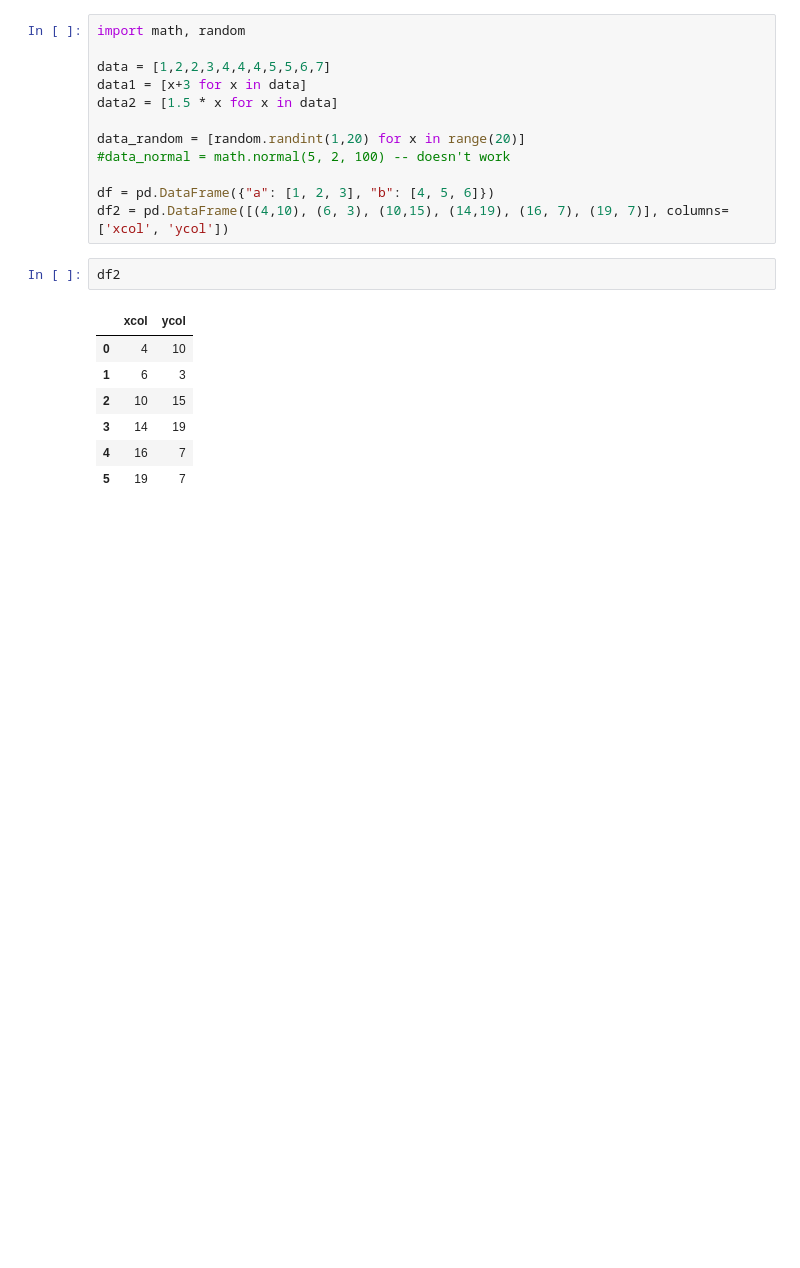
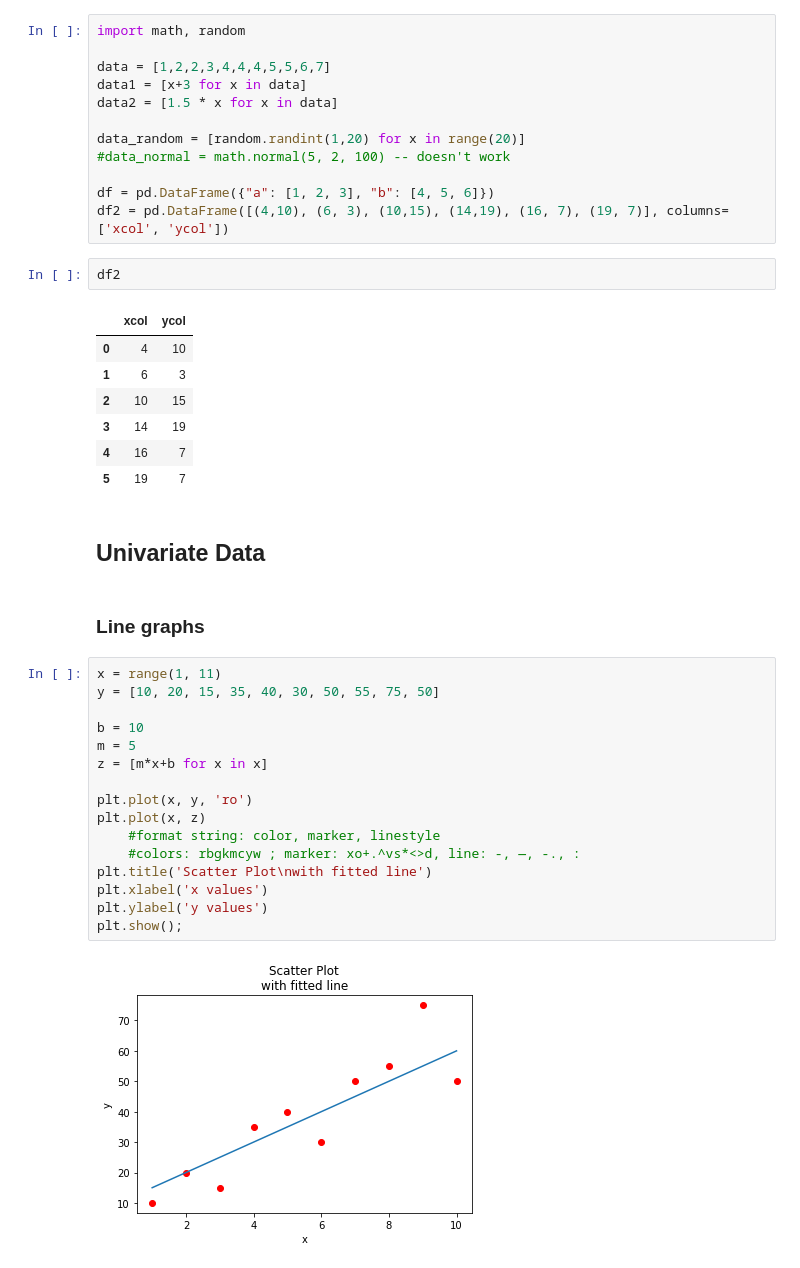
Before and after one commit to chrishuson/chrishuson.github.io, a Jupyter notebook: templates/stats-slide-deck.ipynb, the cells around one changed output. Drawn from its saved outputs; the diff is of its cells as text; blank space fills up the shorter version.

Commit message:
add dot plots to slide deck template

```diff
--- a/templates/stats-slide-deck.ipynb
+++ b/templates/stats-slide-deck.ipynb
@@ -71,3 +72,25 @@ df2
 | 3 | 14 | 19 |
 | 4 | 16 | 7 |
 | 5 | 19 | 7 |
+# %% [markdown]
+## Univariate Data
+# %% [markdown]
+### Line graphs
+# %%
+x = range(1, 11)
+y = [10, 20, 15, 35, 40, 30, 50, 55, 75, 50]
+
+b = 10
+m = 5
+z = [m*x+b for x in x]
+
+plt.plot(x, y, 'ro')
+plt.plot(x, z)
+    #format string: color, marker, linestyle
+    #colors: rbgkmcyw ; marker: xo+.^vs*<>d, line: -, —, -., :
+plt.title('Scatter Plot\nwith fitted line')
+plt.xlabel('x values')
+plt.ylabel('y values')
+plt.show();
+# %% [output]
+[figure, added]
```
Also changed, not shown: parts of 10 cells of this notebook, 2 other files.
